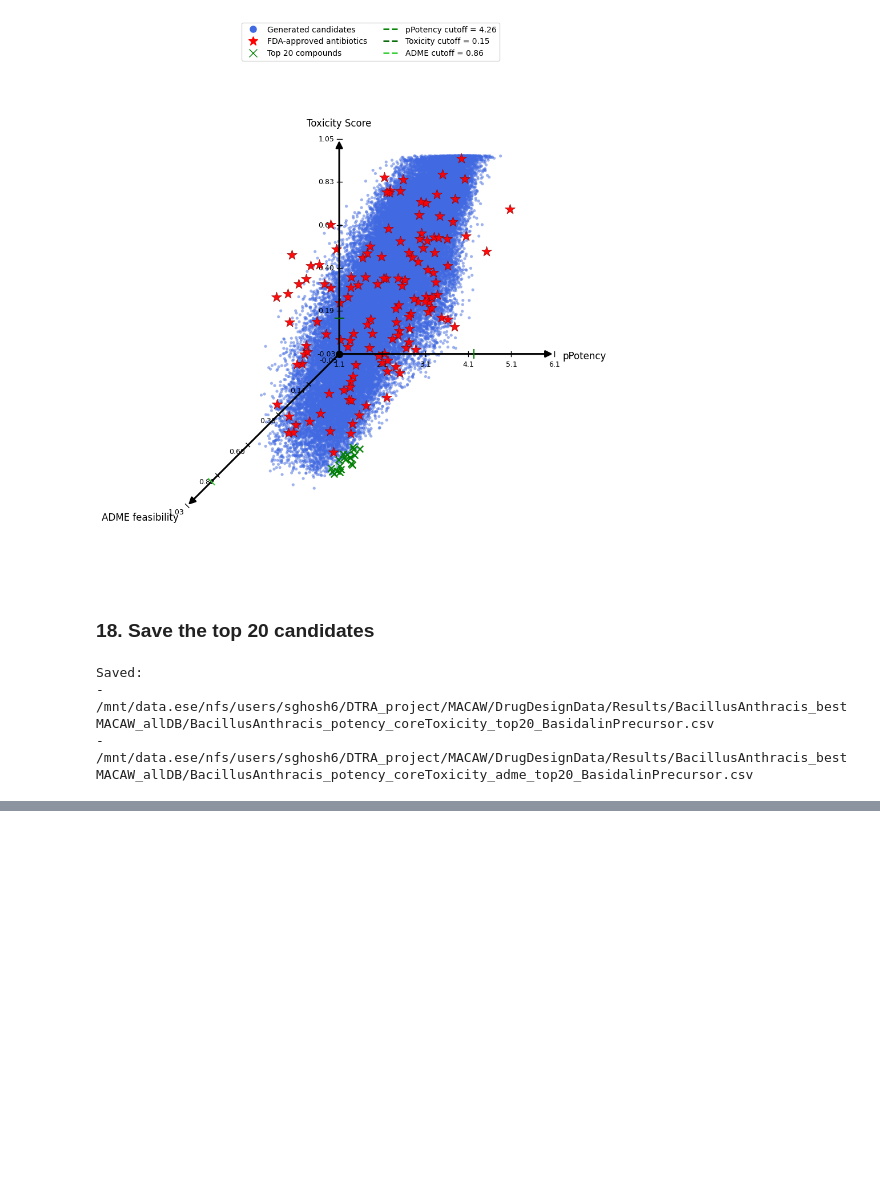
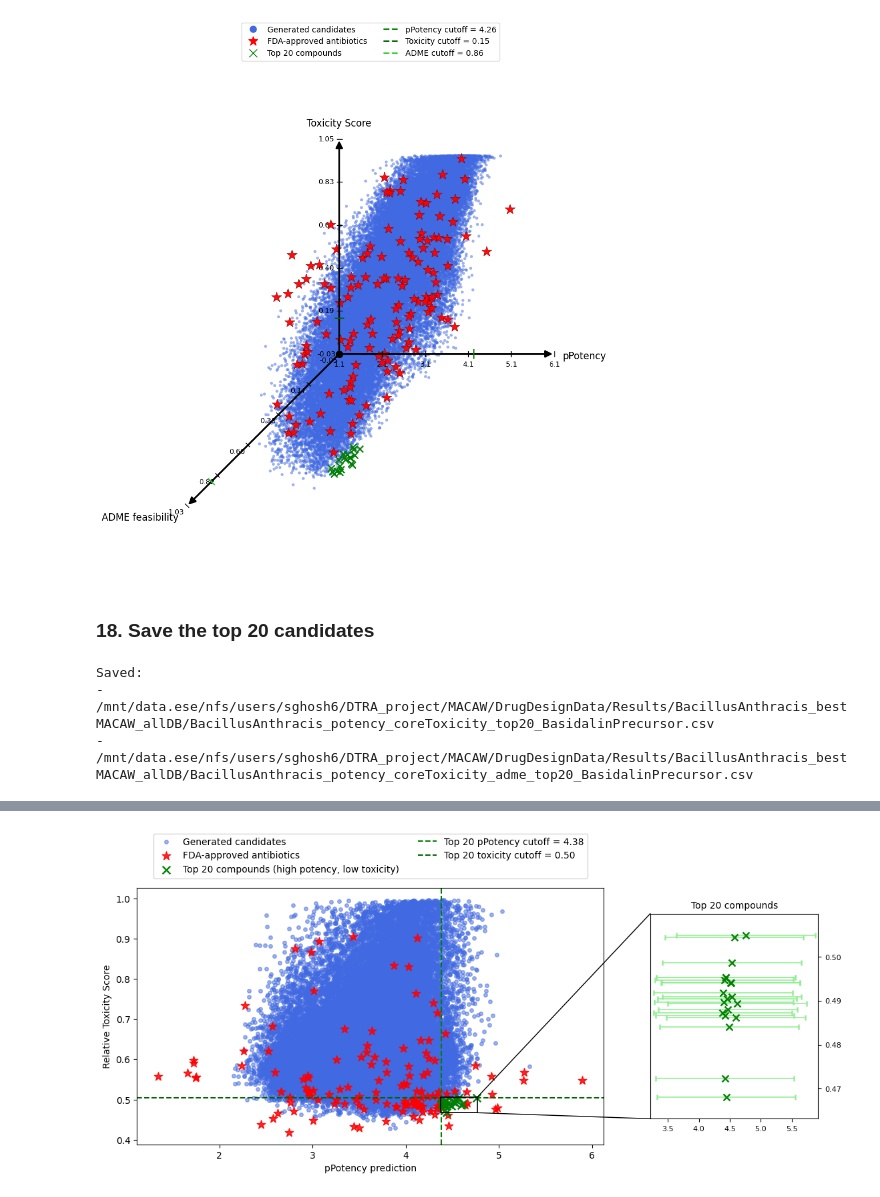
Before and after one commit to soumyadeepghosh35/DTRA_DrugDesign, a Jupyter notebook: DTRA_project_notebooks/Step6_ADMET_BacillusAnthracis.ipynb, the cells around one changed output, grey strips where cells are left out. Drawn from its saved outputs; the diff is of its cells as text; code cells hidden in the pictures; blank space fills up the shorter version.

```diff
--- a/DTRA_project_notebooks/Step6_ADMET_BacillusAnthracis.ipynb
+++ b/DTRA_project_notebooks/Step6_ADMET_BacillusAnthracis.ipynb
@@ -2394,0 +2936,17 @@ Saved:
+# %%
+generatedScoreDF = addGeneratedCalibratedToxicity(
+    generatedScoreDF,
+    toxicityCalibration,
+)
+
+fdaApprovedScoreDF = addGeneratedCalibratedToxicity(
+    fdaApprovedDF,
+    toxicityCalibration,
+)
+
+withdrawnScoreDF = addGeneratedCalibratedToxicity(
+    withdrawnDF,
+    toxicityCalibration,
+)
+
+display(generatedScoreDF.head())
@@ -2394,0 +3003,83 @@ Saved:
+# %%
+xDisplay = top20PotencyCutoff
+yDisplay = top20ToxicityCutoff
+
+fig, ax = plt.subplots(figsize=(10, 6))
+
+# Main plot (no error bars)
+ax.scatter(plotDF["pPotency_prediction"], plotDF["coreToxicityScore"],
+           s=16, alpha=0.5, color="royalblue", label=f"Generated candidates")
+ax.scatter(fdaApprovedScoreDF["pPotency_prediction"], fdaApprovedScoreDF["coreToxicityScore"],
+           marker="*", s=90, alpha=0.85, color="red", label="FDA-approved antibiotics")
+ax.scatter(top20DF["pPotency_prediction"], top20DF["coreToxicityScore"],
+           marker="x", s=70, linewidths=1.8, alpha=0.95, color="green",
+           label="Top 20 compounds (high potency, low toxicity)")
+
+ax.axvline(xDisplay, linestyle="--", linewidth=1.5, color="green",
+           label=f"Top 20 pPotency cutoff = {xDisplay:.2f}")
+ax.axhline(yDisplay, linestyle="--", linewidth=1.5, color="darkgreen",
+           label=f"Top 20 toxicity cutoff = {yDisplay:.2f}")
+
+ax.set_xlabel("pPotency prediction")
+ax.set_ylabel("Relative Toxicity Score")
+#ax.set_title("High-potency, low-toxicity candidate prioritization")
+
+# ---------- small box on main plot ----------
+bx1 = top20DF["pPotency_prediction"].min() - 0.01
+bx2 = top20DF["pPotency_prediction"].max() + 0.01
+by1 = top20DF["coreToxicityScore"].min() - 0.001
+by2 = top20DF["coreToxicityScore"].max() + 0.001
+
+small_box = patches.Rectangle((bx1, by1), bx2 - bx1, by2 - by1,
+                              fill=False, ec="k", lw=1.2, ls="-", zorder=6)
+ax.add_patch(small_box)
+
+# ---------- inset limits (bigger; include full error bars) ----------
+x1 = (top20DF["pPotency_prediction"] - top20DF["pPotency_std"]).min() - 0.05
+x2 = (top20DF["pPotency_prediction"] + top20DF["pPotency_std"]).max() + 0.05
+y1 = top20DF["coreToxicityScore"].min() - 0.005
+y2 = top20DF["coreToxicityScore"].max() + 0.005
+
+axins = inset_axes(
+    ax, width="36%", height="80%",
+    loc="lower left", bbox_to_anchor=(1.1, 0.10, 1, 1),
+    bbox_transform=ax.transAxes, borderpad=0
+)
+
+axins.errorbar(
+    top20DF["pPotency_prediction"], top20DF["coreToxicityScore"],
+    xerr=top20DF["pPotency_std"].values,
+    fmt="x", color="green", ecolor="lightgreen",
+    elinewidth=1.2, capsize=3, capthick=1.2,
+    markersize=7, markeredgewidth=1.8, alpha=0.95
+)
+axins.set_xlim(x1, x2)
+axins.set_ylim(y1, y2)
+axins.set_title("Top 20 compounds", fontsize=10)
+axins.tick_params(labelsize=8)
+axins.yaxis.tick_right()
+axins.yaxis.set_label_position("right")
+
+# ---------- connect: right corners of small box -> left corners of inset ----------
+con_top = ConnectionPatch(
+    xyA=(bx2, by2), coordsA=ax.transData,      # main: top-right
+    xyB=(x1, y2),  coordsB=axins.transData,    # inset: top-left
+    color="k", lw=1.0
+)
+con_bot = ConnectionPatch(
+    xyA=(bx2, by1), coordsA=ax.transData,      # main: bottom-right
+    xyB=(x1, y1),  coordsB=axins.transData,    # inset: bottom-left
+    color="k", lw=1.0
+)
+
+fig.add_artist(con_top)
+fig.add_artist(con_bot)
+
+ax.legend(loc="lower center", bbox_to_anchor=(0.5, 1.02), ncol=2, frameon=True)
+plt.tight_layout(rect=[0, 0, 0.78, 0.90])
+
+plt.savefig(os.path.join(saveDir, f"{target_organism}_pPotency_CoreToxicity_candidates.svg"),format="svg", dpi=600, bbox_inches="tight")
+plt.savefig(os.path.join(saveDir, f"{target_organism}_pPotency_CoreToxicity_candidates.png"),format="png", dpi=600, bbox_inches="tight")
+plt.show()
+# %% [output]
+[figure, added]
```
Also changed, not shown: parts of 27 cells of this notebook, 4 other files.
